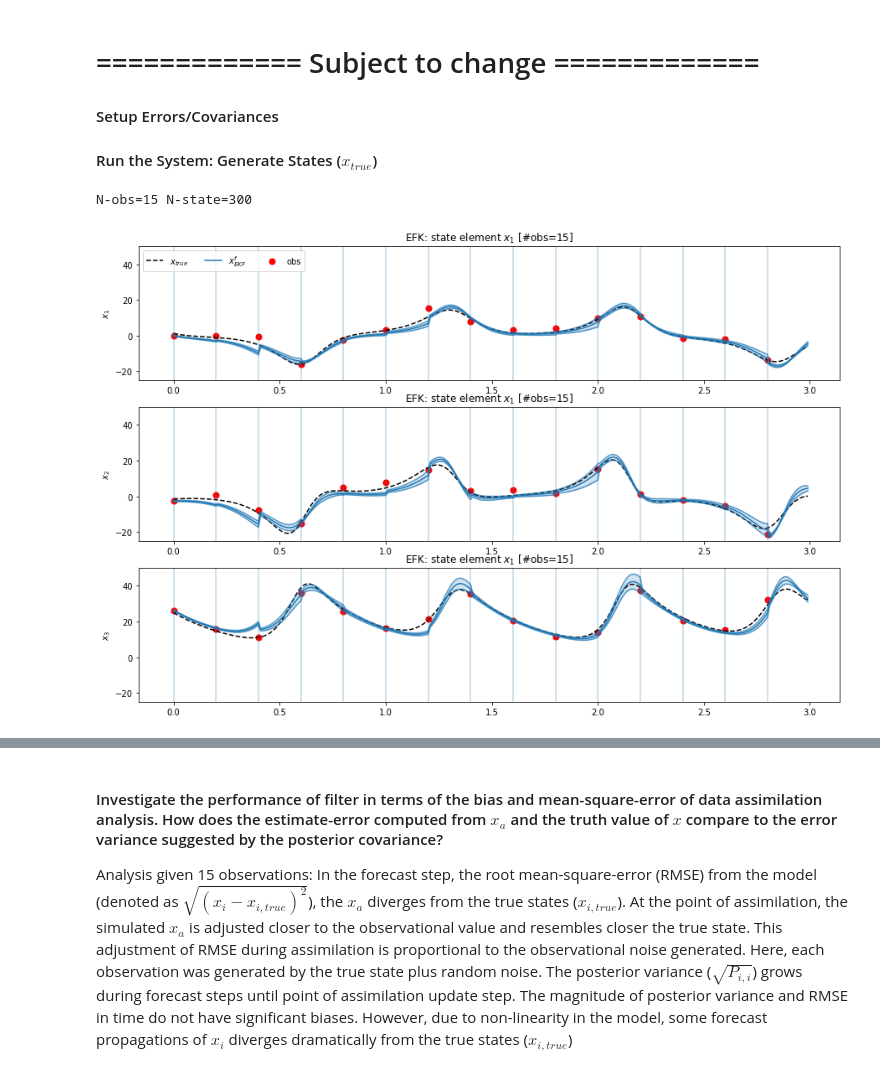
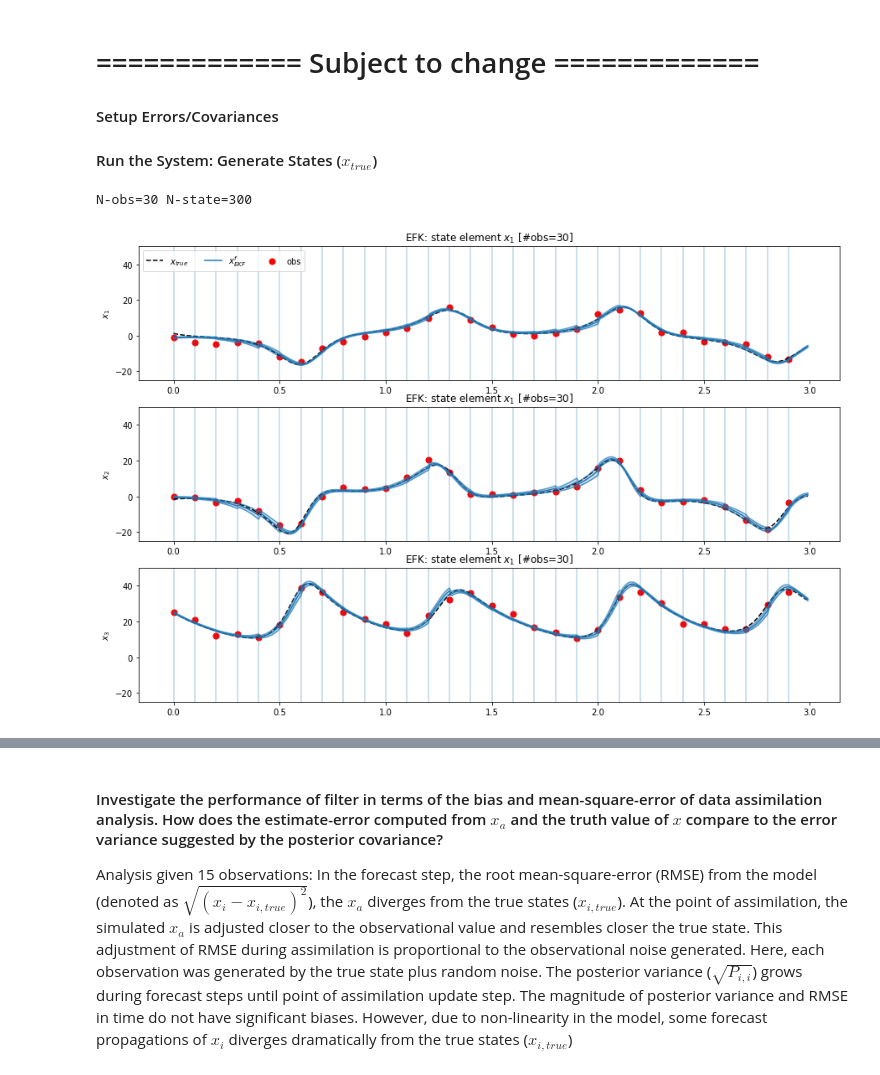
Before and after one commit to Markleonard1019/ASEN, a Jupyter notebook: midterm_Q2_mark_heat_maps_added.ipynb, the cells around one changed output, grey strips where cells are left out. Drawn from its saved outputs; the diff is of its cells as text; code cells hidden in the pictures.

```diff
--- a/midterm_Q2_mark_heat_maps_added.ipynb
+++ b/midterm_Q2_mark_heat_maps_added.ipynb
@@ -190,7 +190,7 @@ B_cov = B_struct_Identity * 0.1
 # Examine the sensitivity of the filter performance to the accuracy and frequency of observations.
 # Number of dynamics updates per measurement (changes obs size)
 # Change frequency of observations.
-dyn2meas = 20
+dyn2meas = 10
 
 # Change frequency of observations.
 varobs = 1
@@ -229,7 +229,7 @@ for i in range(1,N_sys):
 # add in variance "varobs" which was np.random.randn(3,1)
 for i in range(N_obs):
     curr_state = x_true[:,i*dyn2meas][:,np.newaxis]
-    y[:,i] = np.squeeze(curr_state + Msqrt_cov @ (np.random.randn(3,1)*varobs))
+    y[:,i] = np.squeeze(curr_state + Msqrt_cov @ (np.random.randn(3,1)))
 
 #from mpl_toolkits.mplot3d import Axes3D
 #fig = plt.figure(figsize=[8,8])
@@ -288,64 +288,63 @@ for i in range(1,N_obs):
     for j in range(1,dyn2meas+1):
 
         ## Special case: end condition
         if i*dyn2meas+j >= N_sys:
             break
 
         ## Special case: first forecast after an obs
         if j == 1:
             ## Current values
             curr_state = xa_EKF[:,i]
             curr_P = Pa_EKF[:,:,i]
             M = calc_TLM(curr_state.copy())
 
             ## Forecast
             xf = advance_time(curr_state.copy(), coeffs, h_sys)  # Forecast to next time step
             Pf = advance_cov(curr_P.copy(), M, Q, h_sys)
             xf_EKF[:,i*dyn2meas+j], Pf_EKF[:,:,i*dyn2meas+j] = xf.copy(), Pf.copy()
 
         else:
             ## Current values
             curr_state = xf_EKF[:,i*dyn2meas+j-1]
             curr_P = Pf_EKF[:,:,i*dyn2meas+j-1]
             prev_analysis_state = xa_EKF[:,i]
             M = calc_TLM(prev_analysis_state.copy())
 
             ## Forecast to next timestep
             xf = advance_time(curr_state.copy(), coeffs, h_sys)  # Forecast to next time step
             Pf = advance_cov(curr_P.copy(), M, Q, h_sys)
             xf_EKF[:,i*dyn2meas+j], Pf_EKF[:,:,i*dyn2meas+j] = xf.copy(), Pf.copy()
+
+## Plot EKF analysis
+plt.figure(figsize=[15,10])
+
+## Plot x1
+for S in range(3):
+    plt.subplot(3,1,S+1)
+    plt.title(f'EFK: state element $x_1$ [#obs={N_obs}]')
+    plt.plot(t_sys, x_true[S,:], color='black', label='$x_{true}$', ls='--')
+    plt.scatter(t_obs, y[S,:], s=50, label='obs',color='red')
+    plt.plot(t_sys, np.ravel(xf_EKF[S,:]),color='C0',label='$x^f_{EKF}$')
+    plt.plot(t_sys, np.ravel(xf_EKF[S,:] + np.sqrt(Pf_EKF[S,S,:])),color='C0', alpha=0.7)
+    plt.plot(t_sys, np.ravel(xf_EKF[S,:] - np.sqrt(Pf_EKF[S,S,:])),color='C0', alpha=0.7)
+    plt.fill_between(t_sys, np.ravel(xf_EKF[S,:] + np.sqrt(Pf_EKF[S,S,:])), \
+                            np.ravel(xf_EKF[S,:] - np.sqrt(Pf_EKF[S,S,:])), color='C0', alpha=0.2)
+    #plt.scatter(t_obs, np.ravel(xa_EKF[S,:]),color='orange',label='$x^a_{EKF}$')
+    plt.ylabel(f'$x_{S+1}$')
+    plt.ylim(-25,50)
+    for v in t_obs:
+        plt.axvline(v,alpha=0.3)
+
+    if S==0:
+        plt.legend(loc=2,ncol=4)
+
+    #RMSE = np.sqrt((xa_EKF[S,:]-x_true[S,np.arange(N_obs)*dyn2meas])**2.)
+    RMSE = np.sqrt((xf_EKF[S,:]-x_true[S,:])**2.)
+
+plt.show()
 # %% [output]
-N-obs=15 N-state=300
+N-obs=30 N-state=300
+[figure, added]
-# %%
-## Plot EKF analysis
-plt.figure(figsize=[15,10])
-
-## Plot x1
-for S in range(3):
-    plt.subplot(3,1,S+1)
-    plt.title(f'EFK: state element $x_1$ [#obs={N_obs}]')
-    plt.plot(t_sys, x_true[S,:], color='black', label='$x_{true}$', ls='--')
-    plt.scatter(t_obs, y[S,:], s=50, label='obs',color='red')
-    plt.plot(t_sys, np.ravel(xf_EKF[S,:]),color='C0',label='$x^f_{EKF}$')
-    plt.plot(t_sys, np.ravel(xf_EKF[S,:] + np.sqrt(Pf_EKF[S,S,:])),color='C0', alpha=0.7)
-    plt.plot(t_sys, np.ravel(xf_EKF[S,:] - np.sqrt(Pf_EKF[S,S,:])),color='C0', alpha=0.7)
-    plt.fill_between(t_sys, np.ravel(xf_EKF[S,:] + np.sqrt(Pf_EKF[S,S,:])), \
-                            np.ravel(xf_EKF[S,:] - np.sqrt(Pf_EKF[S,S,:])), color='C0', alpha=0.2)
-    #plt.scatter(t_obs, np.ravel(xa_EKF[S,:]),color='orange',label='$x^a_{EKF}$')
-    plt.ylabel(f'$x_{S+1}$')
-    plt.ylim(-25,50)
-    for v in t_obs:
-        plt.axvline(v,alpha=0.3)
-
-    if S==0:
-        plt.legend(loc=2,ncol=4)
-
-    #RMSE = np.sqrt((xa_EKF[S,:]-x_true[S,np.arange(N_obs)*dyn2meas])**2.)
-    RMSE = np.sqrt((xf_EKF[S,:]-x_true[S,:])**2.)
-
-plt.show()
-# %% [output]
-[figure, removed]
 # %%
 obs_times = np.arange(0,N_sys,dyn2meas)
 Xa, Xtrue =  xa_EKF , x_true[:,obs_times]
```
Also changed, not shown: parts of 7 cells of this notebook.
